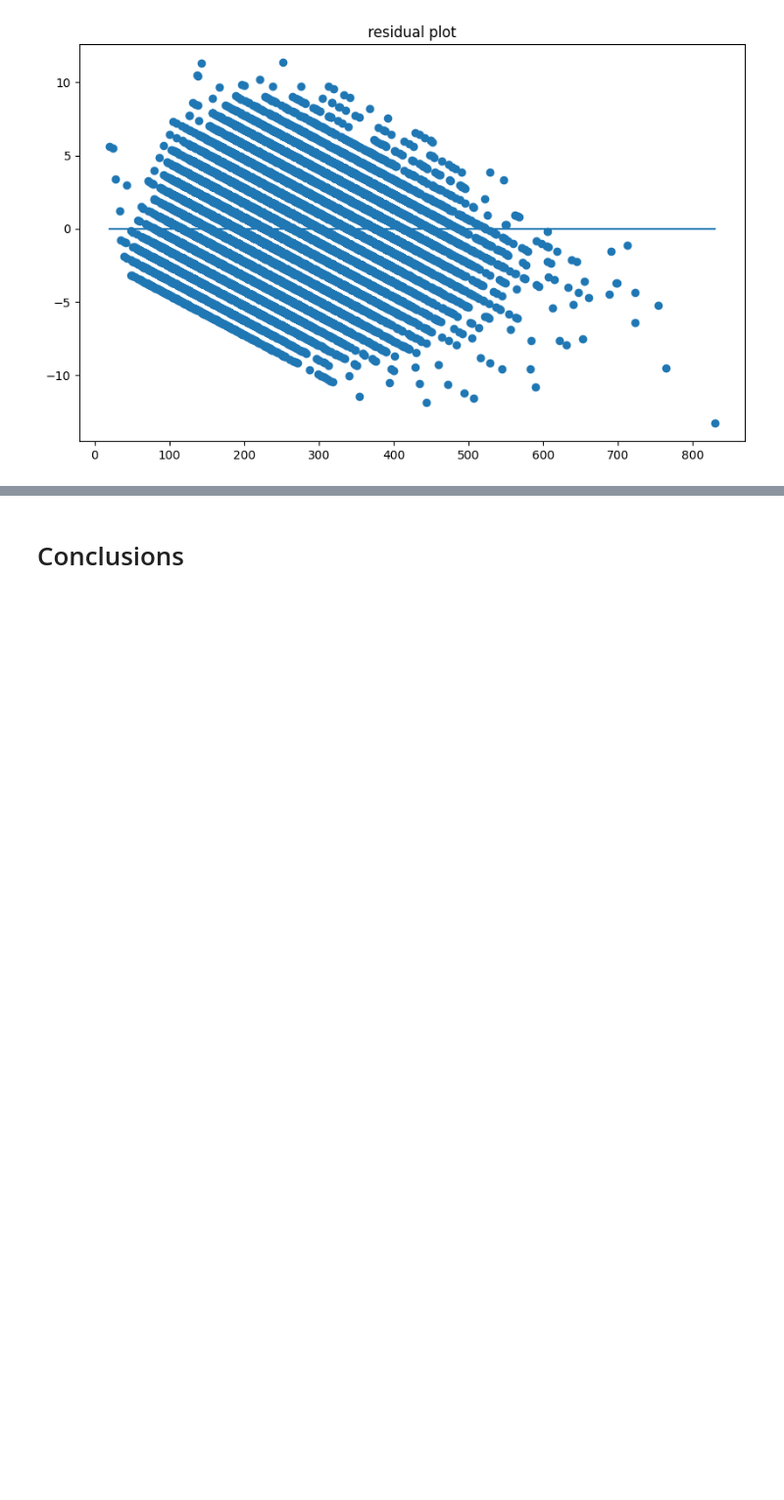
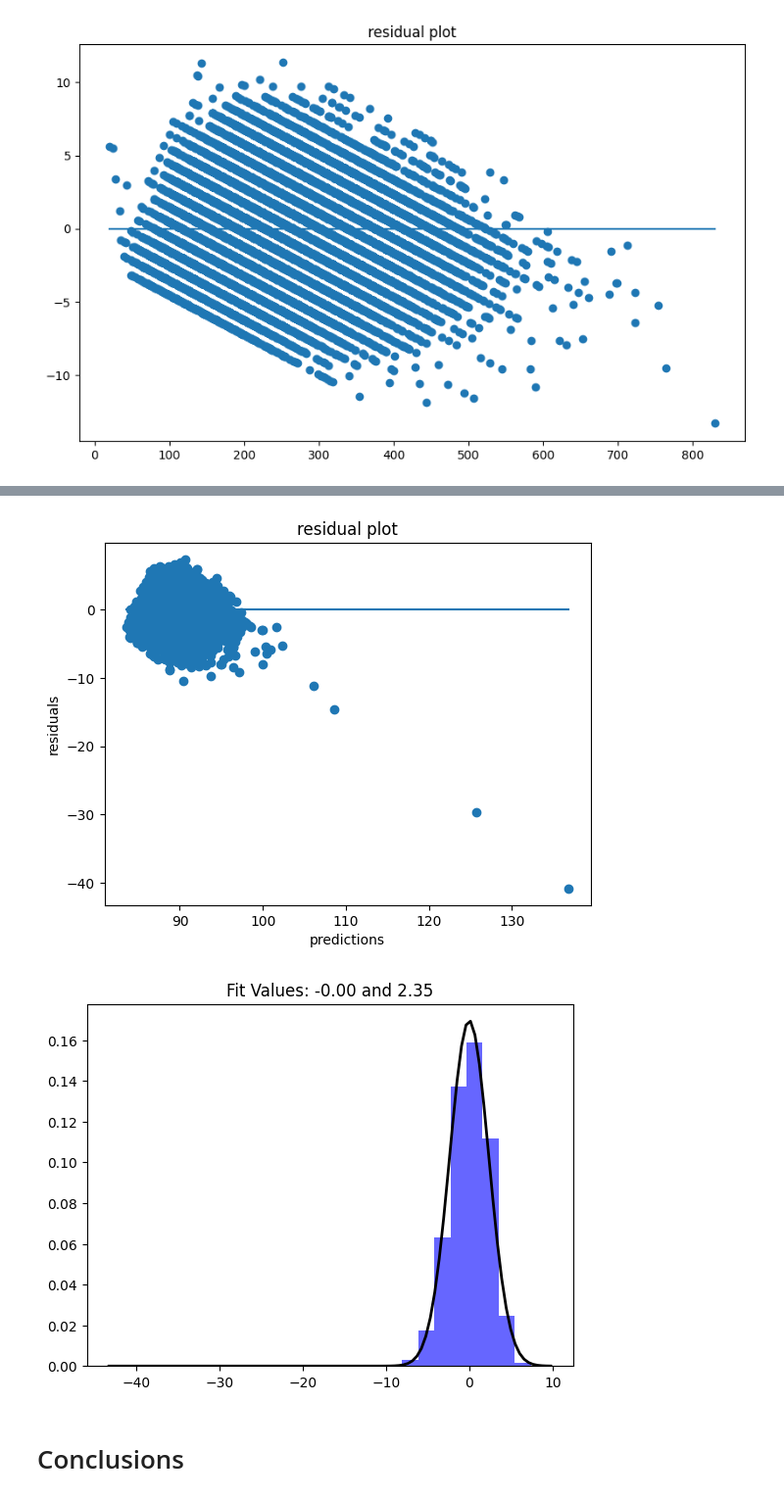
Before and after one commit to Supsi-Collaborative-Projects/wine-analysis, a Jupyter notebook: analysis.ipynb, the cells around one changed output, grey strips where cells are left out. Shown at 98% size. Cells and saved outputs as stored; diff of their text form; code cells hidden in the pictures; blank space fills up the shorter version.

```diff
--- a/analysis.ipynb
+++ b/analysis.ipynb
@@ -1535,0 +1564,12 @@ plt.show()
+# %%
+X = pinot_noir_df[['price', 'review_length']]
+y = pinot_noir_df['points']
+
+# Add constant to predictor variables
+X = sm.add_constant(X)
+
+# Fit the model
+model = sm.OLS(y, X).fit()
+
+# Print model summary
+print(model.summary())
@@ -1536,2 +1594,34 @@ plt.show()
+# %%
+predictions = fitted_mod.predict(x)
+residuals = y-predictions
+plt.scatter(x = predictions,y = residuals)
+plt.plot([predictions.min(), predictions.max()], [0,0])
+plt.title('residual plot')
+plt.xlabel('predictions')
+plt.ylabel('residuals')
+plt.show()
+
+
+
+# Fit a normal distribution to the residuals:
+# mean and standard deviation
+mu, std = stats.norm.fit(residuals)
+
+# Plot the histogram.
+plt.hist(residuals  , bins=25, density=True, alpha=0.6, color='b')
+
+# Plot the PDF.
+xmin, xmax = plt.xlim()
+x = np.linspace(xmin, xmax, 100)
+p = stats.norm.pdf(x, mu, std)
+
+plt.plot(x, p, 'k', linewidth=2)
+title = "Fit Values: {:.2f} and {:.2f}".format(mu, std)
+plt.title(title)
+
+plt.show()
+# %% [output]
+[figure, added]
+[figure, added]
 # %% [markdown]
 # Conclusions
```
Also changed, not shown: parts of 13 cells of this notebook.
